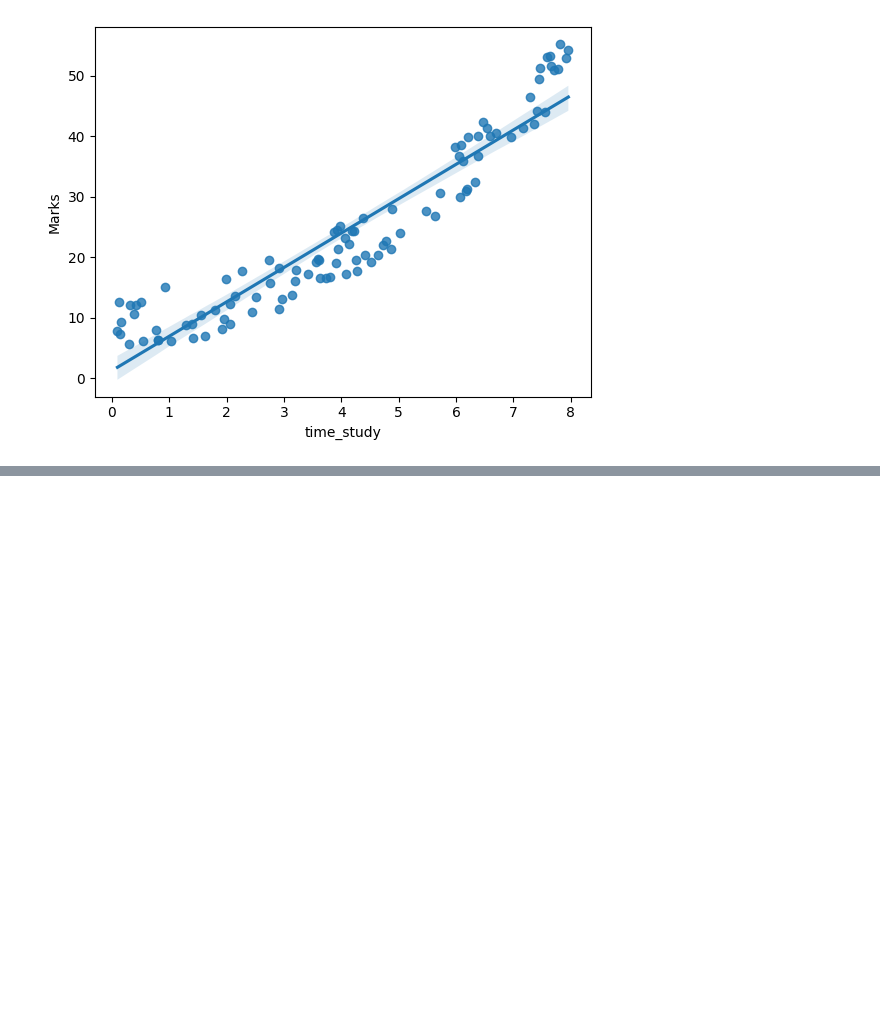
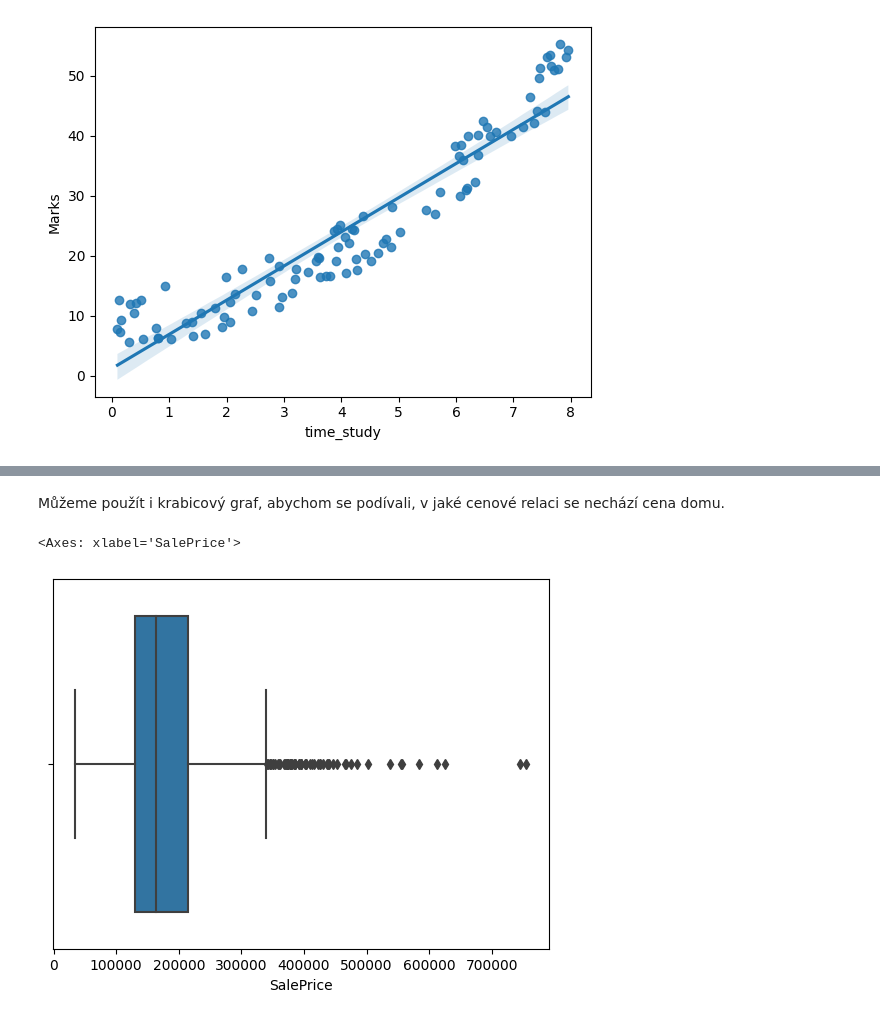
Before and after one commit to pesikj/PythonProDataScience, a Jupyter notebook: 06/lekce.ipynb, the cells around one changed output, grey strips where cells are left out. Saved outputs shown, nothing was run; the diff lists cells and outputs as text; code cells hidden in the pictures; blank space fills up the shorter version.

```diff
--- a/06/lekce.ipynb
+++ b/06/lekce.ipynb
@@ -101,0 +161,7 @@ Na grafu níže je vidět, že nejvíce odlehlá pozorování byla odebrána.
+# %% [markdown]
+Můžeme použít i krabicový graf, abychom se podívali, v jaké cenové relaci se nechází cena domu.
+# %%
+sns.boxplot(data, x="SalePrice")
+# %% [output]
+<Axes: xlabel='SalePrice'>
+[figure, added]
```
Also changed, not shown: parts of 43 cells of this notebook, 8 other files.
